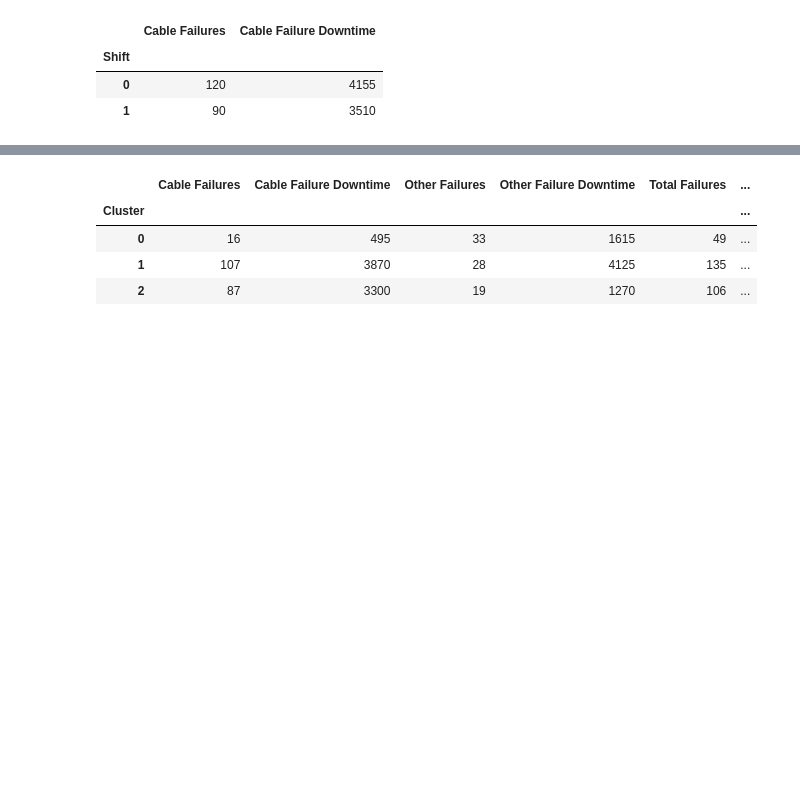
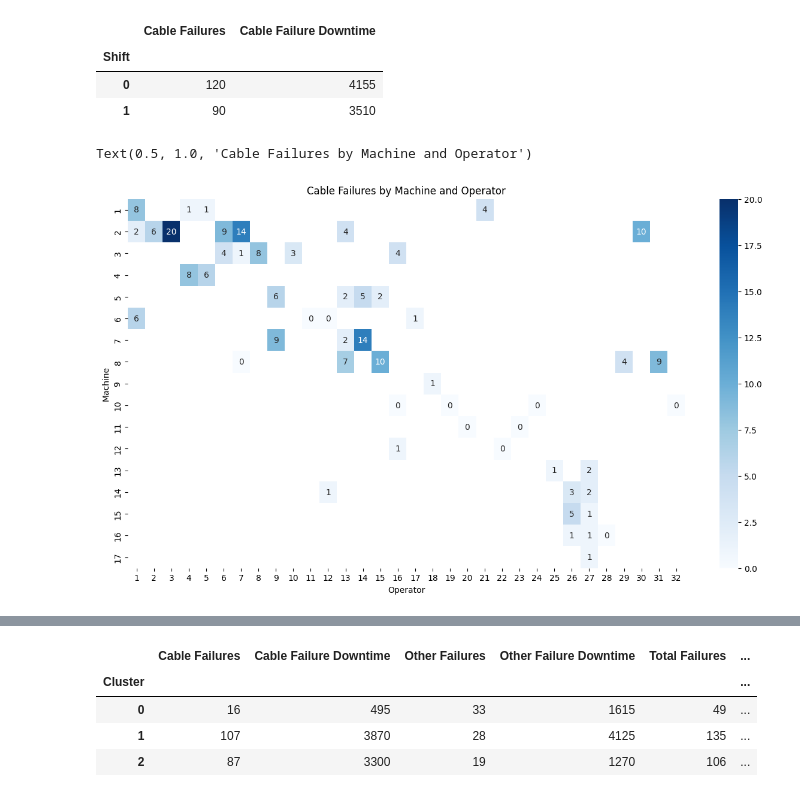
Before and after one commit to nekitnavr/DAproject, a Jupyter notebook: Copper_wire.ipynb, the cells around one changed output, grey strips where cells are left out. Saved outputs shown, nothing was run; the diff lists cells and outputs as text; code cells hidden in the pictures; blank space fills up the shorter version.

Commit message:
Explored correlation between Machine and Operator

```diff
--- a/Copper_wire.ipynb
+++ b/Copper_wire.ipynb
@@ -194,3 +194,17 @@ grouped
 | Shift |  |  |
 | 0 | 120 | 4155 |
 | 1 | 90 | 3510 |
+# %%
+heat_data = data.pivot_table(
+    values='Cable Failures',
+    index='Machine',
+    columns='Operator',
+    aggfunc='sum'
+)
+
+plt.figure(figsize=(15, 8))
+sns.heatmap(heat_data, annot=True, cmap='Blues')
+plt.title('Cable Failures by Machine and Operator')
+# %% [output]
+Text(0.5, 1.0, 'Cable Failures by Machine and Operator')
+[figure, added]
```
Also changed, not shown: parts of 2 cells of this notebook.
